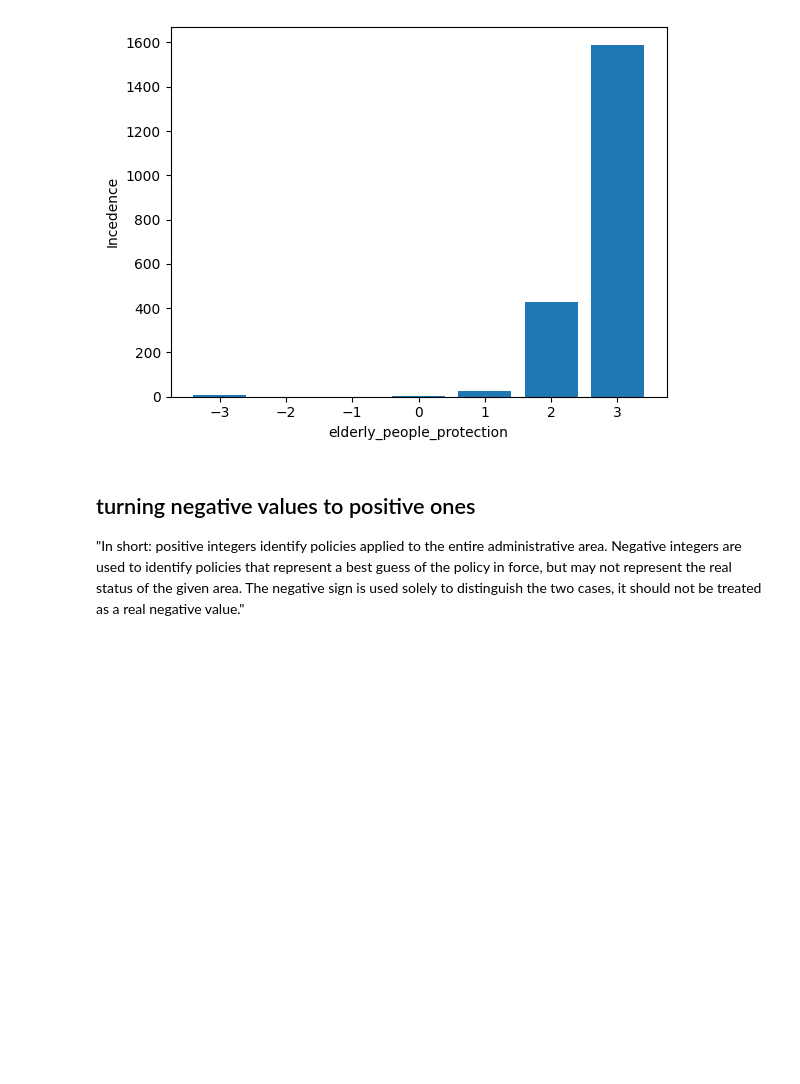
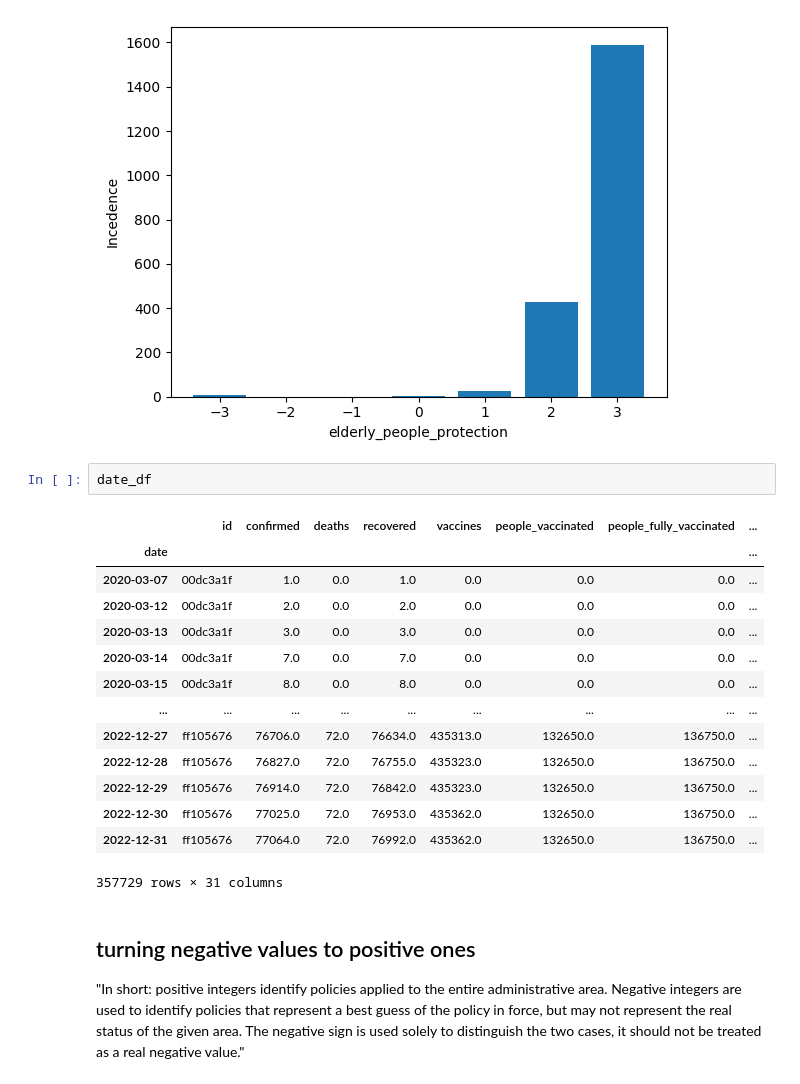
Before and after one commit to mario-dg/KI-Gruppe-03, a Jupyter notebook: AI_COV_19.ipynb, the cells around one changed output. Saved outputs shown, nothing was run; the diff lists cells and outputs as text; blank space fills up the shorter version.

```diff
--- a/AI_COV_19.ipynb
+++ b/AI_COV_19.ipynb
@@ -711,6 +803,23 @@ for i in policy_features:
 [figure]
 [figure]
 [figure]
+# %%
+date_df
+# %% [output]
+|  | id | confirmed | deaths | recovered | vaccines | people_vaccinated | people_fully_vaccinated | ... |
+| date |  |  |  |  |  |  |  | ... |
+| 2020-03-07 | 00dc3a1f | 1.0 | 0.0 | 1.0 | 0.0 | 0.0 | 0.0 | ... |
+| 2020-03-12 | 00dc3a1f | 2.0 | 0.0 | 2.0 | 0.0 | 0.0 | 0.0 | ... |
+| 2020-03-13 | 00dc3a1f | 3.0 | 0.0 | 3.0 | 0.0 | 0.0 | 0.0 | ... |
+| 2020-03-14 | 00dc3a1f | 7.0 | 0.0 | 7.0 | 0.0 | 0.0 | 0.0 | ... |
+| 2020-03-15 | 00dc3a1f | 8.0 | 0.0 | 8.0 | 0.0 | 0.0 | 0.0 | ... |
+| ... | ... | ... | ... | ... | ... | ... | ... | ... |
+| 2022-12-27 | ff105676 | 76706.0 | 72.0 | 76634.0 | 435313.0 | 132650.0 | 136750.0 | ... |
+| 2022-12-28 | ff105676 | 76827.0 | 72.0 | 76755.0 | 435323.0 | 132650.0 | 136750.0 | ... |
+| 2022-12-29 | ff105676 | 76914.0 | 72.0 | 76842.0 | 435323.0 | 132650.0 | 136750.0 | ... |
+| 2022-12-30 | ff105676 | 77025.0 | 72.0 | 76953.0 | 435362.0 | 132650.0 | 136750.0 | ... |
+| 2022-12-31 | ff105676 | 77064.0 | 72.0 | 76992.0 | 435362.0 | 132650.0 | 136750.0 | ... |
+357729 rows × 31 columns
 # %% [markdown]
 ## turning negative values to positive ones
 "In short: positive integers identify policies applied to the entire administrative area. Negative integers are used to identify policies that represent a best guess of the policy in force, but may not represent the real status of the given area. The negative sign is used solely to distinguish the two cases, it should not be treated as a real negative value."
```
Also changed, not shown: parts of 10 cells of this notebook.
